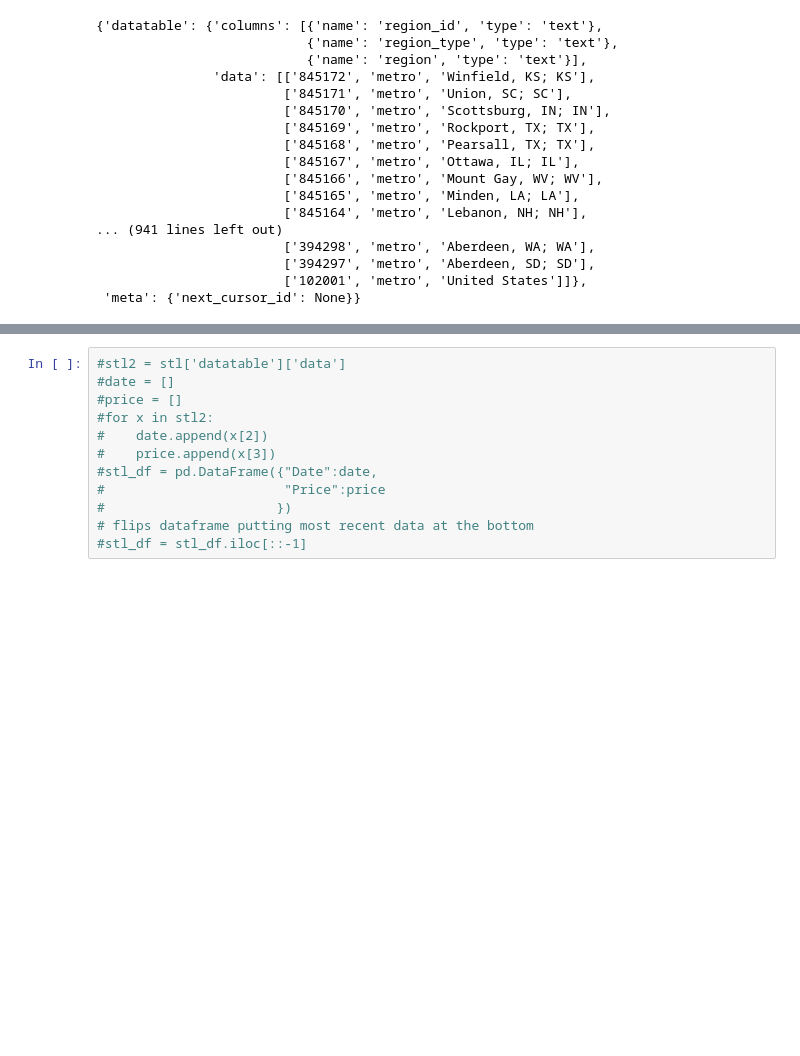
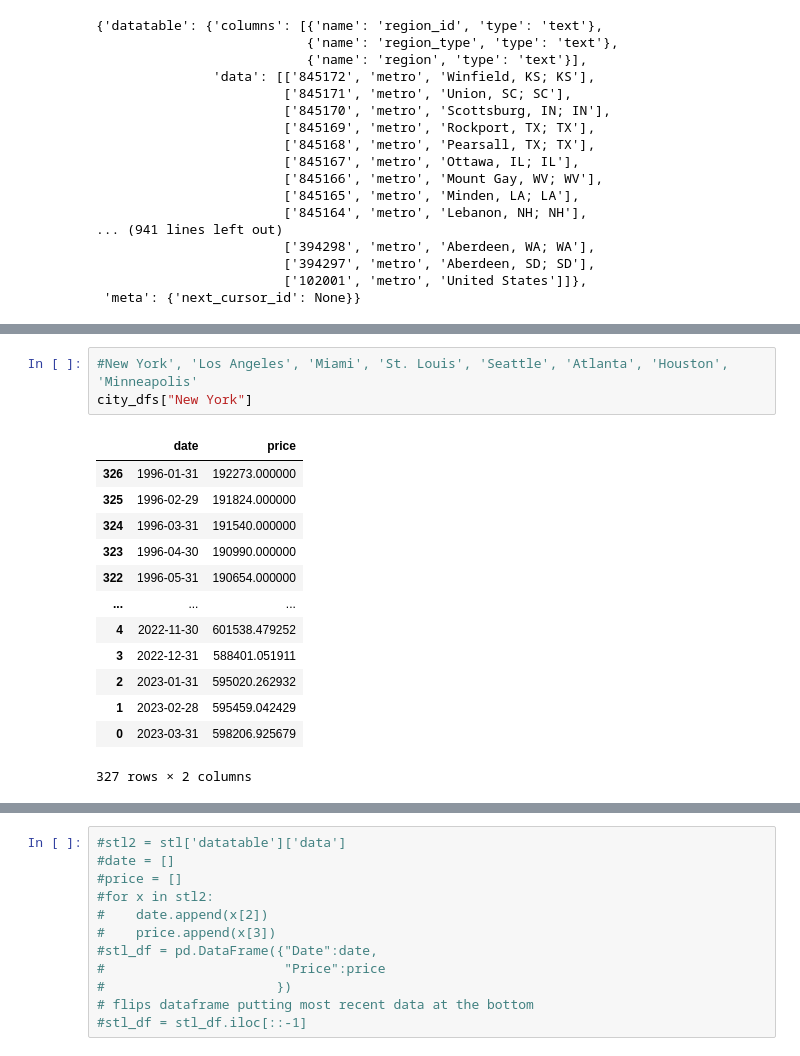
Before and after one commit to edshanks/Analyzing-the-Effects-of-COVID-on-the-American-Real-Estate-Market, a Jupyter notebook: Zillow_Starter.ipynb, the cells around one changed output, grey strips where cells are left out. Drawn from its saved outputs; the diff is of its cells as text; blank space fills up the shorter version.

Commit message:
added clearer dataframes for each city

```diff
--- a/Zillow_Starter.ipynb
+++ b/Zillow_Starter.ipynb
@@ -84,3 +84,20 @@ Data for New York:
 0   2023-03-31  369464.676862
 
 [327 rows x 2 columns]
+# %%
+#New York', 'Los Angeles', 'Miami', 'St. Louis', 'Seattle', 'Atlanta', 'Houston', 'Minneapolis'
+city_dfs["New York"]
+# %% [output]
+|  | date | price |
+| 326 | 1996-01-31 | 192273.000000 |
+| 325 | 1996-02-29 | 191824.000000 |
+| 324 | 1996-03-31 | 191540.000000 |
+| 323 | 1996-04-30 | 190990.000000 |
+| 322 | 1996-05-31 | 190654.000000 |
+| ... | ... | ... |
+| 4 | 2022-11-30 | 601538.479252 |
+| 3 | 2022-12-31 | 588401.051911 |
+| 2 | 2023-01-31 | 595020.262932 |
+| 1 | 2023-02-28 | 595459.042429 |
+| 0 | 2023-03-31 | 598206.925679 |
+327 rows × 2 columns
```
Also changed, not shown: parts of 9 cells of this notebook.
